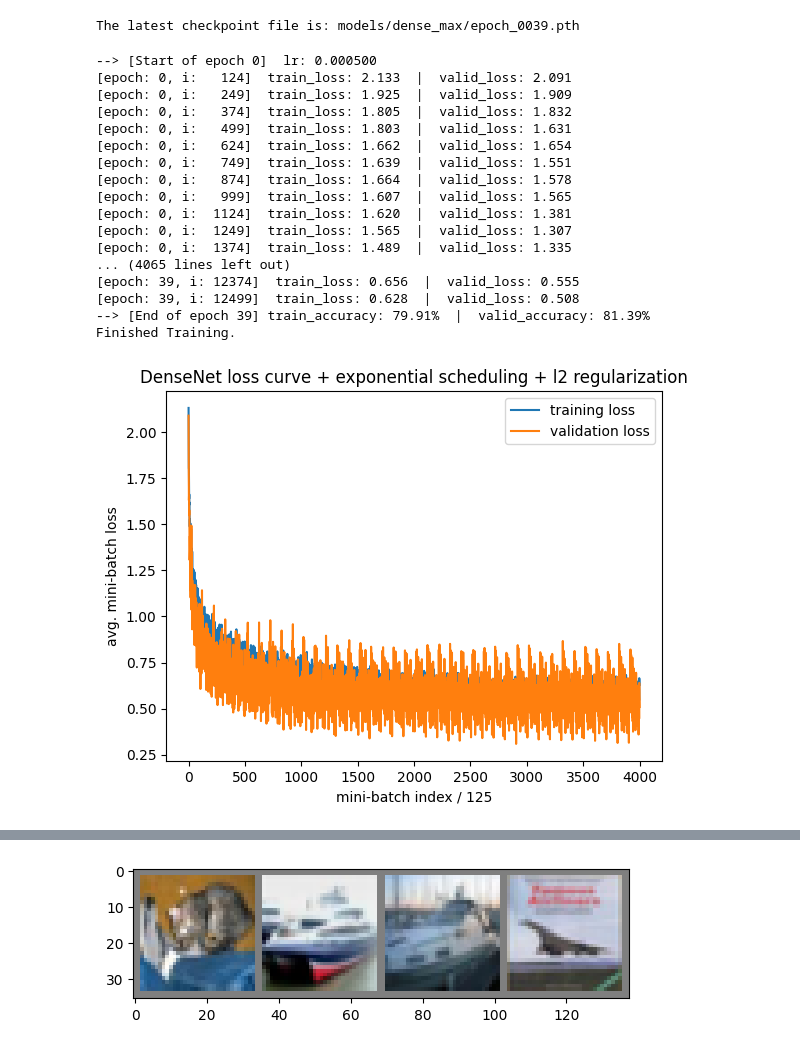
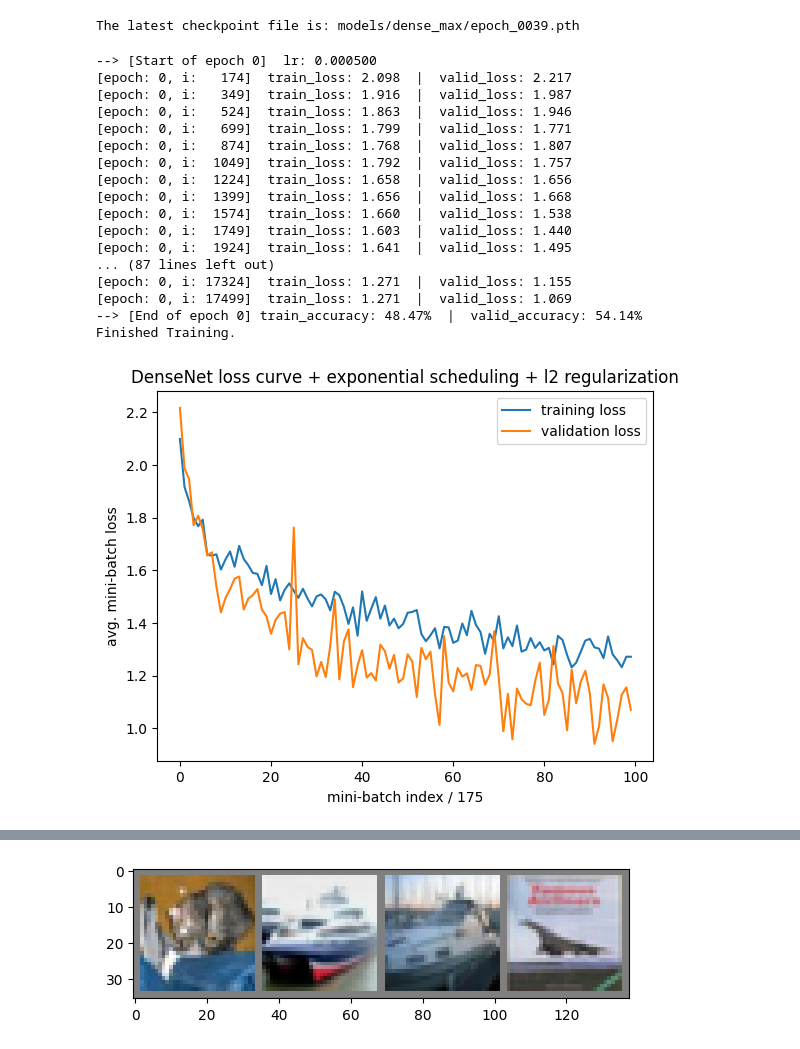
Before and after one commit to hao24real/storage_efficient_cnn, a Jupyter notebook: dense_max.ipynb, the cells around one changed output, grey strips where cells are left out. Saved outputs shown, nothing was run; the diff lists cells and outputs as text; code cells hidden in the pictures.

```diff
--- a/dense_max.ipynb
+++ b/dense_max.ipynb
@@ -83,8 +83,13 @@ assert test(torch.randn(4, 3, 32, 32).to(device)).shape == torch.Size([4, 10])
 # %%
+from pathlib import Path
+from cnn_cifar_10.models import DenseMax
+
 epoch_start = 0     # Start from epoch 0 or last checkpoint epoch
 iter_n = len(trainloader)  # number of iteration per epoch
-record_freq = iter_n // 100  # Record frequency.
-print_freq = iter_n // 100 # Print frequency, need to be multiple of record_freq.
+record_freq = 100 # how many times to record the loss and accuracy per epoch
+print_freq = 100 # Print frequency, need to be multiple of record_freq.
+iter_n_per_record = iter_n // record_freq  # Record frequency.
+iter_n_per_print = iter_n // print_freq # Print frequency, need to be multiple of record_freq.
 
 # a number for computing running validation loss in each iteration.
 train_per_valid = len(trainloader) / len(validloader)
@@ -96,6 +101,9 @@ dense_max = DenseMax()     # Create the network instance.
 # Move the network parameters to the specified device
 # need to be done before passing to optimizer.
 dense_max.to(device)
+
+assert dense_max(torch.randn(4, 3, 32, 32).to(device)).shape == torch.Size([4, 10])
+
 # We use Adam as optimizer.
 opt = optim.Adam(dense_max.parameters(), lr=5e-4, betas=(0.9, 0.999), eps=1e-08, weight_decay=1e-4)
 # We use cross-entropy as loss function.
@@ -103,4 +111,9 @@ loss_func = nn.CrossEntropyLoss()
 
 # add scheduling
 scheduler = optim.lr_scheduler.ExponentialLR(opt, gamma=0.9)
+
+# directory to save the model
+directory_path = Path("./models/dense_max")
+# Make the directory if it doesn't exist
+directory_path.mkdir(parents=True, exist_ok=True)
 # %%
@@ -146,7 +160,7 @@ else:
 # %% [output]
 The latest checkpoint file is: models/dense_max/epoch_0039.pth
 # %%
-epochs = 40  # Total epochs.
+epochs = 1  # Total epochs.
 
 for epoch in range(epoch_start, epoch_start + epochs):  # Loop over the dataset multiple times.
     running_train_loss = 0.0       # Initialize running train_loss for training set.
@@ -214,15 +228,15 @@ for epoch in range(epoch_start, epoch_start + epochs):  # Loop over the dataset
                 valid_correct += (valid_predicted == valid_labels).sum().item()
 
         # Record training/validation loss every several mini-batches.
-        if i % record_freq == record_freq - 1:
-            avg_train_loss = running_train_loss / record_freq
+        if i % iter_n_per_record == iter_n_per_record - 1:
+            avg_train_loss = running_train_loss / iter_n_per_record
             avg_train_losses.append(avg_train_loss)
-            avg_valid_loss = train_per_valid * running_val_loss / record_freq
+            avg_valid_loss = train_per_valid * running_val_loss / iter_n_per_record
             avg_valid_losses.append(avg_valid_loss)
             running_train_loss, running_val_loss = 0.0, 0.0
 
             # only print traing training loss once in a while to avoid cluster output
-            if i % print_freq == print_freq - 1:
+            if i % iter_n_per_print == iter_n_per_print - 1:
                 print('[epoch: {}, i: {:5d}]'.format(epoch, i) +
                       '  train_loss: {:.3f}'.format(avg_train_loss) +
                       '  |  valid_loss: {:.3f}'.format(avg_valid_loss))
@@ -240,13 +254,16 @@ for epoch in range(epoch_start, epoch_start + epochs):  # Loop over the dataset
 
     # Store the networks after each epochs.
     # in case we want to do simple average or weighted average
-    save_path = './models/dense_max_epoch_{:04d}.pth'.format(epoch)
+    file_name = f'epoch_{epoch:04d}.pth'
+    save_path = directory_path / file_name
+
     torch.save({
             'epoch': epoch,
             'model_state_dict': dense_max.state_dict(),
             'optimizer_state_dict': opt.state_dict(),
             'scheduler_state_dict': scheduler.state_dict(),
-            'train_loss': avg_train_losses[epoch],
+            'avg_train_losses': avg_train_losses[epoch * iter_n_per_record : (epoch + 1) * iter_n_per_record],
+            'avg_valid_losses': avg_valid_losses[epoch * iter_n_per_record : (epoch + 1) * iter_n_per_record],
             'train_accuracy': train_accuracies[epoch],
             'valid_accuracy': valid_accuracies[epoch],
             }, save_path)
@@ -258,32 +275,32 @@ for epoch in range(epoch_start, epoch_start + epochs):  # Loop over the dataset
 print('Finished Training.')
 # %% [output]
 --> [Start of epoch 0]  lr: 0.000500
-[epoch: 0, i:   124]  train_loss: 2.133  |  valid_loss: 2.091
-[epoch: 0, i:   249]  train_loss: 1.925  |  valid_loss: 1.909
-[epoch: 0, i:   374]  train_loss: 1.805  |  valid_loss: 1.832
-[epoch: 0, i:   499]  train_loss: 1.803  |  valid_loss: 1.631
-[epoch: 0, i:   624]  train_loss: 1.662  |  valid_loss: 1.654
-[epoch: 0, i:   749]  train_loss: 1.639  |  valid_loss: 1.551
-[epoch: 0, i:   874]  train_loss: 1.664  |  valid_loss: 1.578
-[epoch: 0, i:   999]  train_loss: 1.607  |  valid_loss: 1.565
-[epoch: 0, i:  1124]  train_loss: 1.620  |  valid_loss: 1.381
-[epoch: 0, i:  1249]  train_loss: 1.565  |  valid_loss: 1.307
-[epoch: 0, i:  1374]  train_loss: 1.489  |  valid_loss: 1.335
-... (4065 lines left out)
-[epoch: 39, i: 12374]  train_loss: 0.656  |  valid_loss: 0.555
-[epoch: 39, i: 12499]  train_loss: 0.628  |  valid_loss: 0.508
---> [End of epoch 39] train_accuracy: 79.91%  |  valid_accuracy: 81.39%
+[epoch: 0, i:   174]  train_loss: 2.098  |  valid_loss: 2.217
+[epoch: 0, i:   349]  train_loss: 1.916  |  valid_loss: 1.987
+[epoch: 0, i:   524]  train_loss: 1.863  |  valid_loss: 1.946
+[epoch: 0, i:   699]  train_loss: 1.799  |  valid_loss: 1.771
+[epoch: 0, i:   874]  train_loss: 1.768  |  valid_loss: 1.807
+[epoch: 0, i:  1049]  train_loss: 1.792  |  valid_loss: 1.757
+[epoch: 0, i:  1224]  train_loss: 1.658  |  valid_loss: 1.656
+[epoch: 0, i:  1399]  train_loss: 1.656  |  valid_loss: 1.668
+[epoch: 0, i:  1574]  train_loss: 1.660  |  valid_loss: 1.538
+[epoch: 0, i:  1749]  train_loss: 1.603  |  valid_loss: 1.440
+[epoch: 0, i:  1924]  train_loss: 1.641  |  valid_loss: 1.495
+... (87 lines left out)
+[epoch: 0, i: 17324]  train_loss: 1.271  |  valid_loss: 1.155
+[epoch: 0, i: 17499]  train_loss: 1.271  |  valid_loss: 1.069
+--> [End of epoch 0] train_accuracy: 48.47%  |  valid_accuracy: 54.14%
 Finished Training.
 # %%
 plt.plot(avg_train_losses)
 plt.plot(avg_valid_losses)
 plt.title('DenseNet loss curve + exponential scheduling + l2 regularization')
-plt.xlabel('mini-batch index / {}'.format(record_freq))
+plt.xlabel('mini-batch index / {}'.format(iter_n_per_record))
 plt.ylabel('avg. mini-batch loss')
 plt.legend(['training loss', 'validation loss'])
 plt.show()
 # %% [output]
-[figure, old version]
+[figure, new version]
 # %%
 def moving_average(data, window_size):
     """Compute the moving average of the data using a specified window size."""
```
Also changed, not shown: parts of 11 cells of this notebook, 47 other files.
